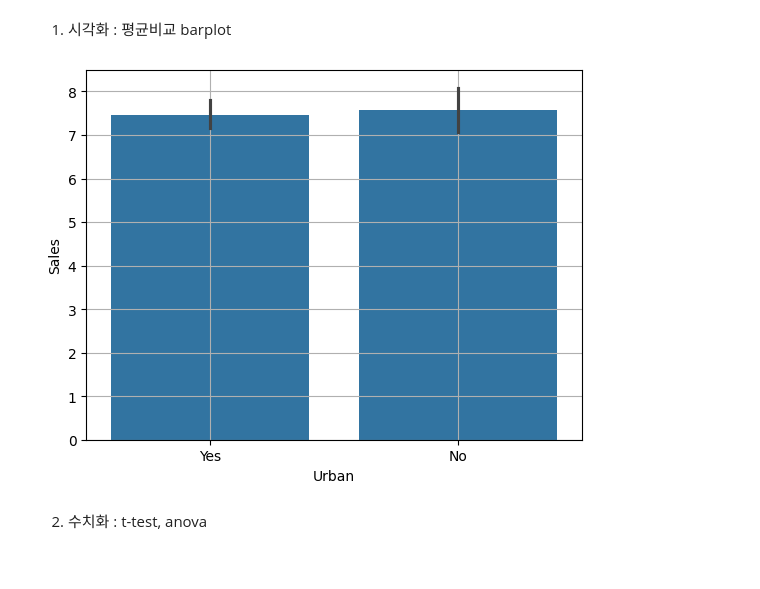
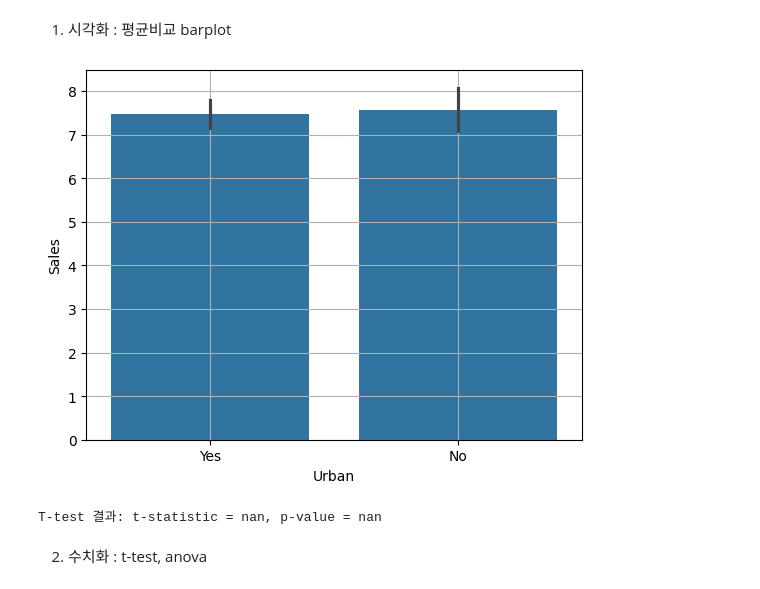
Before and after one commit to yangjung-woo/KT-Workspace, a Jupyter notebook: KT_AIVLE_DX_Regular_course/Week1/DX_데이터 분석_실습자료_1일차/07_종합실습2_이변량분석(y-숫자).ipynb, the cells around one changed output. Cells and saved outputs as stored; diff of their text form; code cells hidden in the pictures.

```diff
--- a/KT_AIVLE_DX_Regular_course/Week1/DX_데이터 분석_실습자료_1일차/07_종합실습2_이변량분석(y-숫자).ipynb
+++ b/KT_AIVLE_DX_Regular_course/Week1/DX_데이터 분석_실습자료_1일차/07_종합실습2_이변량분석(y-숫자).ipynb
@@ -246,12 +264,34 @@ print(f'상관계수 : {result[0]}, p-value : {result[1]}')
 ### (1) Urban -> Sales
 # %% [markdown]
 1) 시각화 : 평균비교 barplot
-# %%
-sns.barplot(x='Urban',y='Sales',data=data)
-plt.grid()
-plt.show()
-# %% [output]
-[figure, removed]
+# %%
+def eda(df, feature, target) :
+    temp = df.loc[df[feature].notnull()]
+    sns.barplot(x = feature, y = target, data = temp)
+    plt.grid()
+    plt.show()
+
+    an_list = []
+    for i in range(temp[feature].nunique()) :
+        an_list.append(df.loc[temp[feature] == i, target])
+
+    if len(an_list) == 2:
+        # t-test
+        t_stat, p_value = spst.ttest_ind(an_list[0], an_list[1])
+        print(f"T-test 결과: t-statistic = {t_stat}, p-value = {p_value}")
+
+    elif len(an_list) > 2:
+        # ANOVA
+        f_stat, p_value = spst.f_oneway(*an_list)
+        print(f"ANOVA 결과: F-statistic = {f_stat}, p-value = {p_value}")
+
+    else:
+        print("비교할 그룹이 부족합니다.")
+# %%
+eda(df=data ,feature = 'Urban', target='Sales' )
+# %% [output]
+[figure, added]
+T-test 결과: t-statistic = nan, p-value = nan
 # %% [markdown]
 2) 수치화 : t-test, anova
 # %%
```
Also changed, not shown: parts of 3 cells of this notebook, 18 other files.
